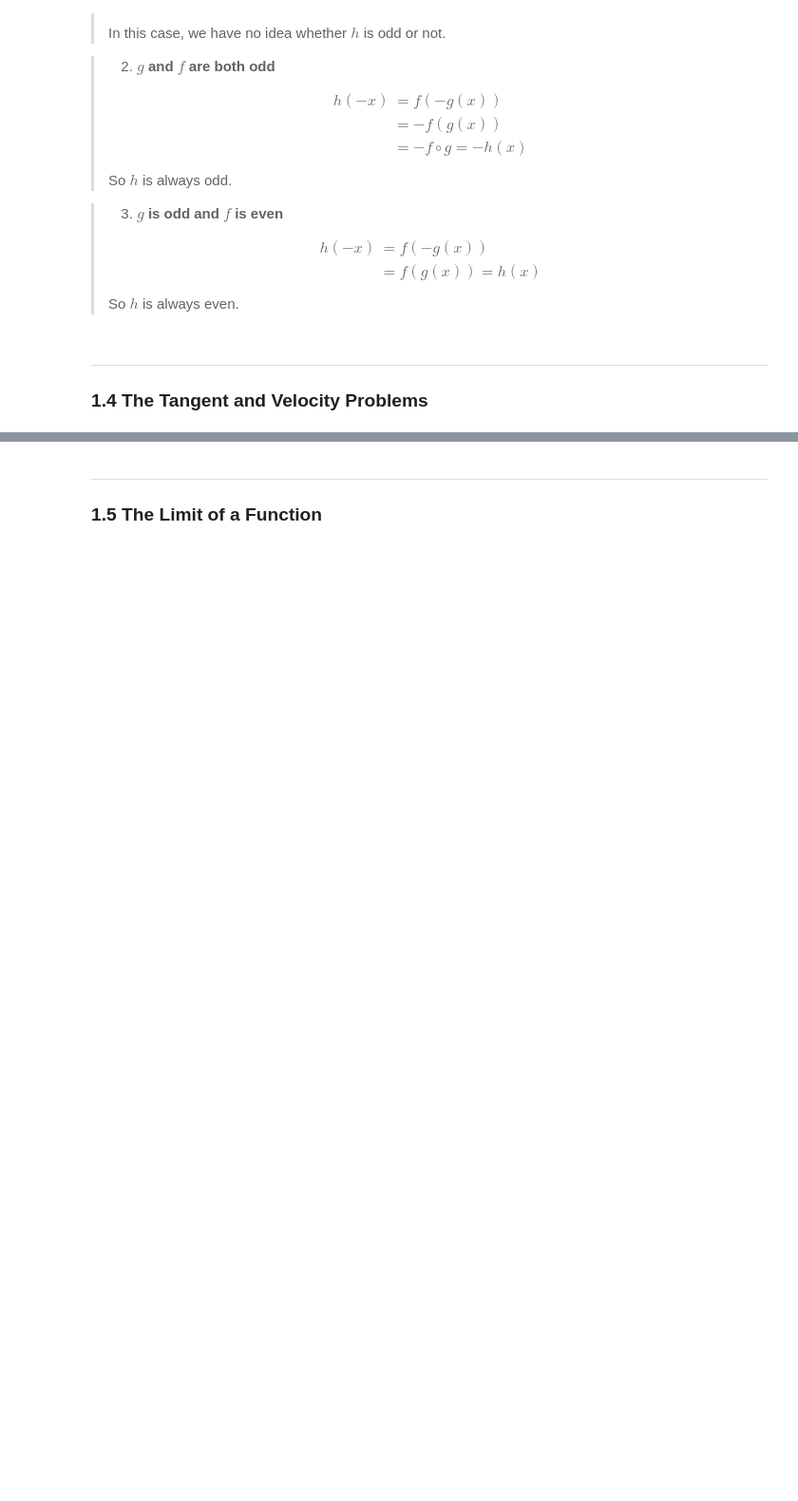
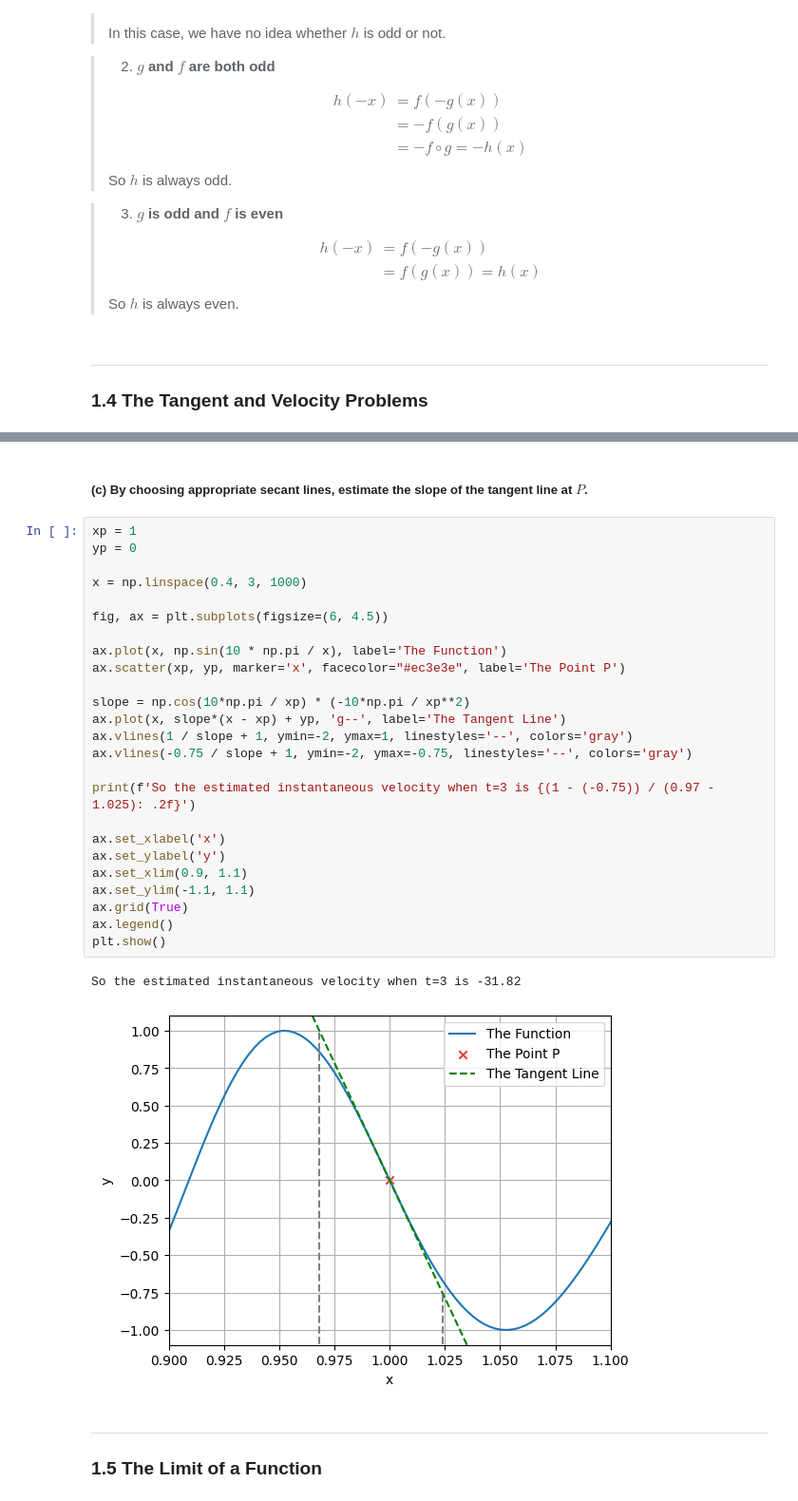
Before and after one commit to Aipss/DiveIntoDeepLearning, a Jupyter notebook: Calculus/Chapter1_Functions-and-Limits.ipynb, the cells around one changed output, grey strips where cells are left out. Shown at 95% size. Drawn from its saved outputs; the diff is of its cells as text; blank space fills up the shorter version.

```diff
--- a/Calculus/Chapter1_Functions-and-Limits.ipynb
+++ b/Calculus/Chapter1_Functions-and-Limits.ipynb
@@ -894,3 +1027,33 @@ plt.show()
+# %% [markdown]
+##### (c) By choosing appropriate secant lines, estimate the slope of the tangent line at $P$.
+# %%
+xp = 1
+yp = 0
+
+x = np.linspace(0.4, 3, 1000)
+
+fig, ax = plt.subplots(figsize=(6, 4.5))
+
+ax.plot(x, np.sin(10 * np.pi / x), label='The Function')
+ax.scatter(xp, yp, marker='x', facecolor="#ec3e3e", label='The Point P')
+
+slope = np.cos(10*np.pi / xp) * (-10*np.pi / xp**2)
+ax.plot(x, slope*(x - xp) + yp, 'g--', label='The Tangent Line')
+ax.vlines(1 / slope + 1, ymin=-2, ymax=1, linestyles='--', colors='gray')
+ax.vlines(-0.75 / slope + 1, ymin=-2, ymax=-0.75, linestyles='--', colors='gray')
+
+print(f'So the estimated instantaneous velocity when t=3 is {(1 - (-0.75)) / (0.97 - 1.025): .2f}')
+
+ax.set_xlabel('x')
+ax.set_ylabel('y')
+ax.set_xlim(0.9, 1.1)
+ax.set_ylim(-1.1, 1.1)
+ax.grid(True)
+ax.legend()
+plt.show()
+# %% [output]
+So the estimated instantaneous velocity when t=3 is -31.82
+[figure, added]
 # %% [markdown]
 ---
 
```
Also changed, not shown: parts of 12 cells of this notebook, 1 other file.
